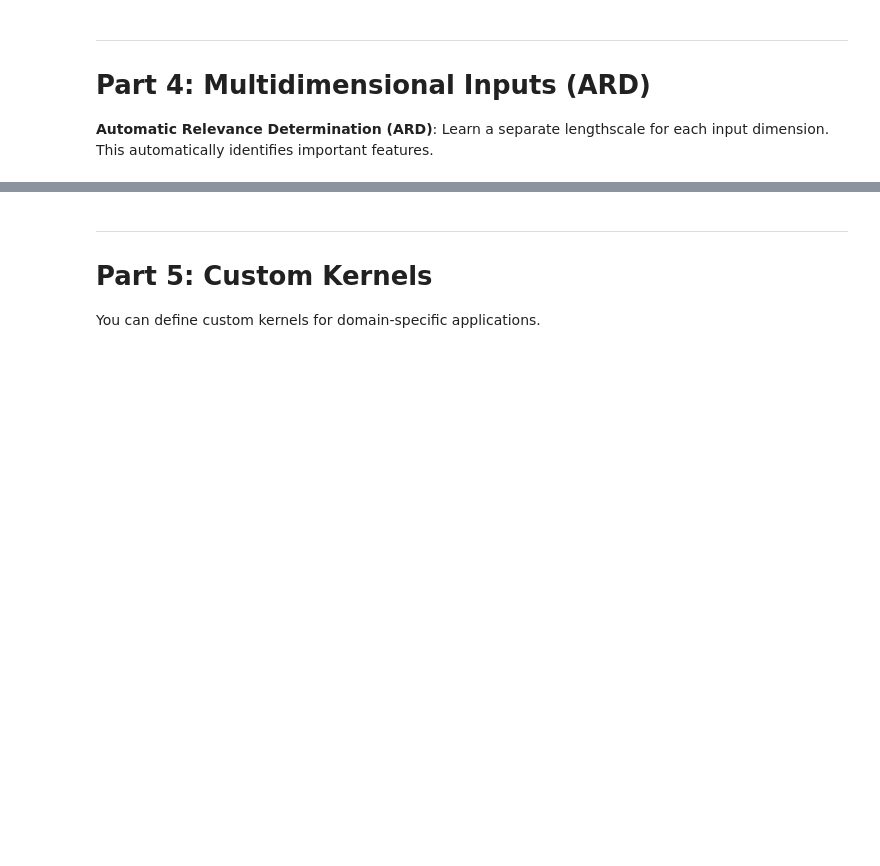
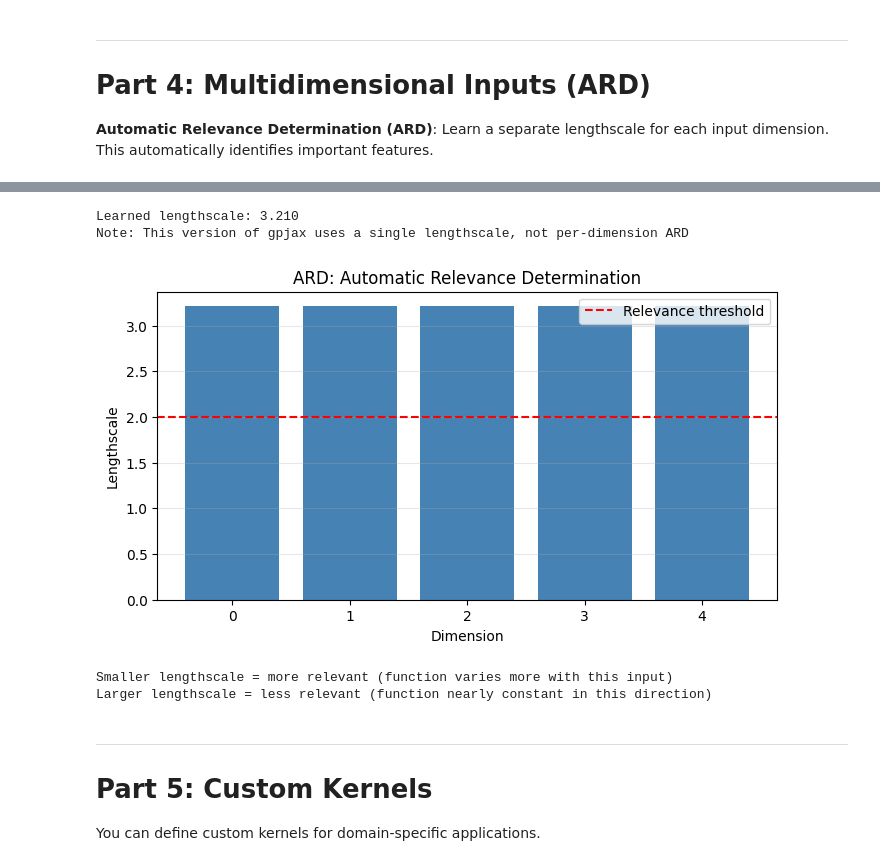
Before and after one commit to jkitchin/differentiable-flowsheets, a Jupyter notebook: jax-tutorials/12_gaussian_processes.ipynb, the cells around one changed output, grey strips where cells are left out. Cells and saved outputs as stored; diff of their text form; code cells hidden in the pictures; blank space fills up the shorter version.

```diff
--- a/jax-tutorials/12_gaussian_processes.ipynb
+++ b/jax-tutorials/12_gaussian_processes.ipynb
@@ -352,42 +421,56 @@ print("True function: f(x) = sin(x₀) + cos(x₁)  (only uses dims 0,1)")
 # %%
 # ARD kernel with separate lengthscale per dimension
 kernel_ard = RBF(active_dims=list(range(n_dims)))  # ARD enabled
 prior_ard = gpx.gps.Prior(mean_function=gpx.mean_functions.Zero(), kernel=kernel_ard)
 likelihood_ard = gpx.likelihoods.Gaussian(num_datapoints=n_samples)
 posterior_ard = prior_ard * likelihood_ard
 
-# Optimize
-objective = gpx.objectives.ConjugateMLL(negative=True)
+# Optimize with negated MLL
+objective = lambda model, data: -gpx.objectives.conjugate_mll(model, data)
 opt_posterior_ard, history = gpx.fit(
     model=posterior_ard,
     objective=objective,
     train_data=D_5d,
     optim=optax.adam(0.05),
     num_iters=500,
     key=random.PRNGKey(0)
 )
 
-# Get learned lengthscales
-learned_lengthscales = opt_posterior_ard.prior.kernel.lengthscale
+# Get learned lengthscales - access underlying array
+learned_lengthscales = opt_posterior_ard.prior.kernel.lengthscale[...]
 
-print("Learned lengthscales (ARD):")
-for i, ls in enumerate(learned_lengthscales):
-    relevance = "RELEVANT" if ls < 2.0 else "irrelevant"
-    print(f"  Dimension {i}: {float(ls):.3f} ({relevance})")
+# Handle both scalar and array lengthscales
+if learned_lengthscales.ndim == 0:
+    # Single lengthscale for all dimensions (not true ARD)
+    print(f"Learned lengthscale: {float(learned_lengthscales):.3f}")
+    print("Note: This version of gpjax uses a single lengthscale, not per-dimension ARD")
+    learned_lengthscales_array = jnp.array([float(learned_lengthscales)] * n_dims)
+else:
+    learned_lengthscales_array = learned_lengthscales
+    print("Learned lengthscales (ARD):")
+    for i, ls in enumerate(learned_lengthscales_array):
+        relevance = "RELEVANT" if ls < 2.0 else "irrelevant"
+        print(f"  Dimension {i}: {float(ls):.3f} ({relevance})")
 
 # Plot
 plt.figure(figsize=(8, 4))
-plt.bar(range(n_dims), learned_lengthscales, color='steelblue')
+plt.bar(range(n_dims), learned_lengthscales_array, color='steelblue')
 plt.axhline(2.0, color='r', linestyle='--', label='Relevance threshold')
 plt.xlabel('Dimension')
 plt.ylabel('Lengthscale')
 plt.title('ARD: Automatic Relevance Determination')
 plt.legend()
 plt.grid(True, alpha=0.3, axis='y')
 plt.show()
 
 print("\nSmaller lengthscale = more relevant (function varies more with this input)")
 print("Larger lengthscale = less relevant (function nearly constant in this direction)")
+# %% [output]
+Learned lengthscale: 3.210
+Note: This version of gpjax uses a single lengthscale, not per-dimension ARD
+[figure, added]
+Smaller lengthscale = more relevant (function varies more with this input)
+Larger lengthscale = less relevant (function nearly constant in this direction)
 # %% [markdown]
 ---
 # Part 5: Custom Kernels
```
Also changed, not shown: parts of 16 cells of this notebook, 56 other files.
